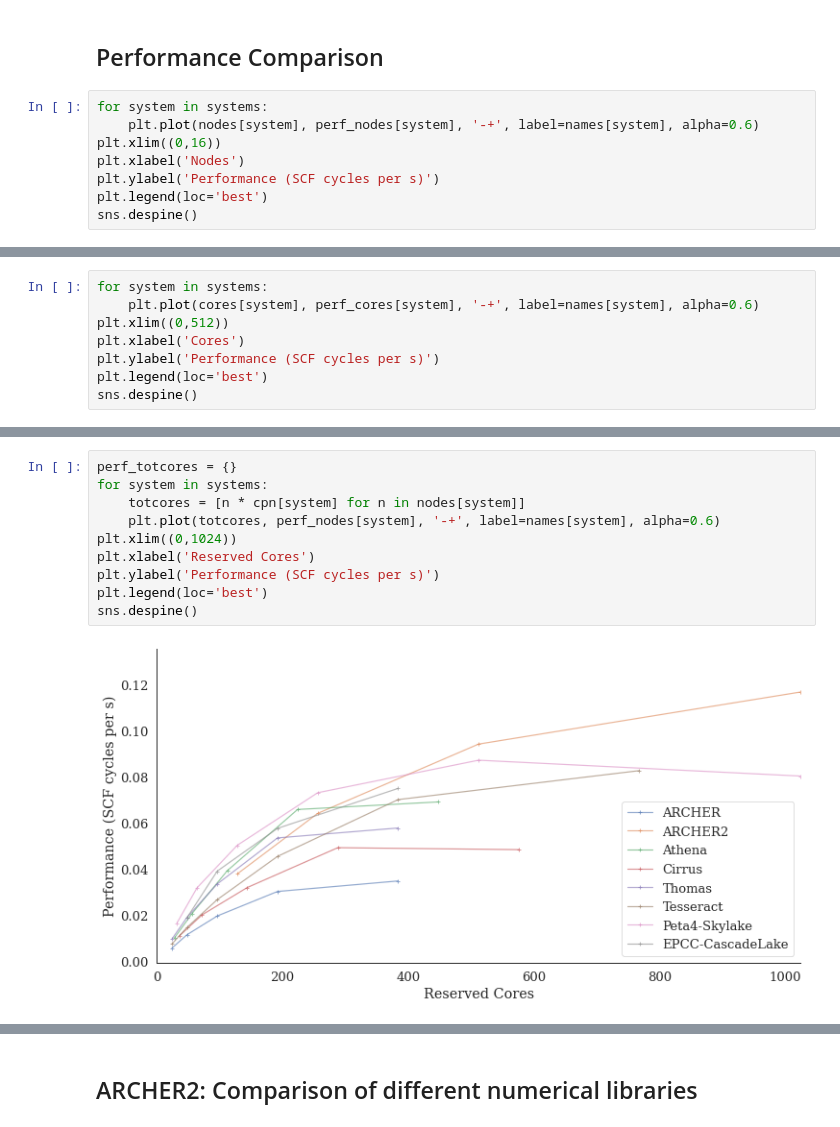
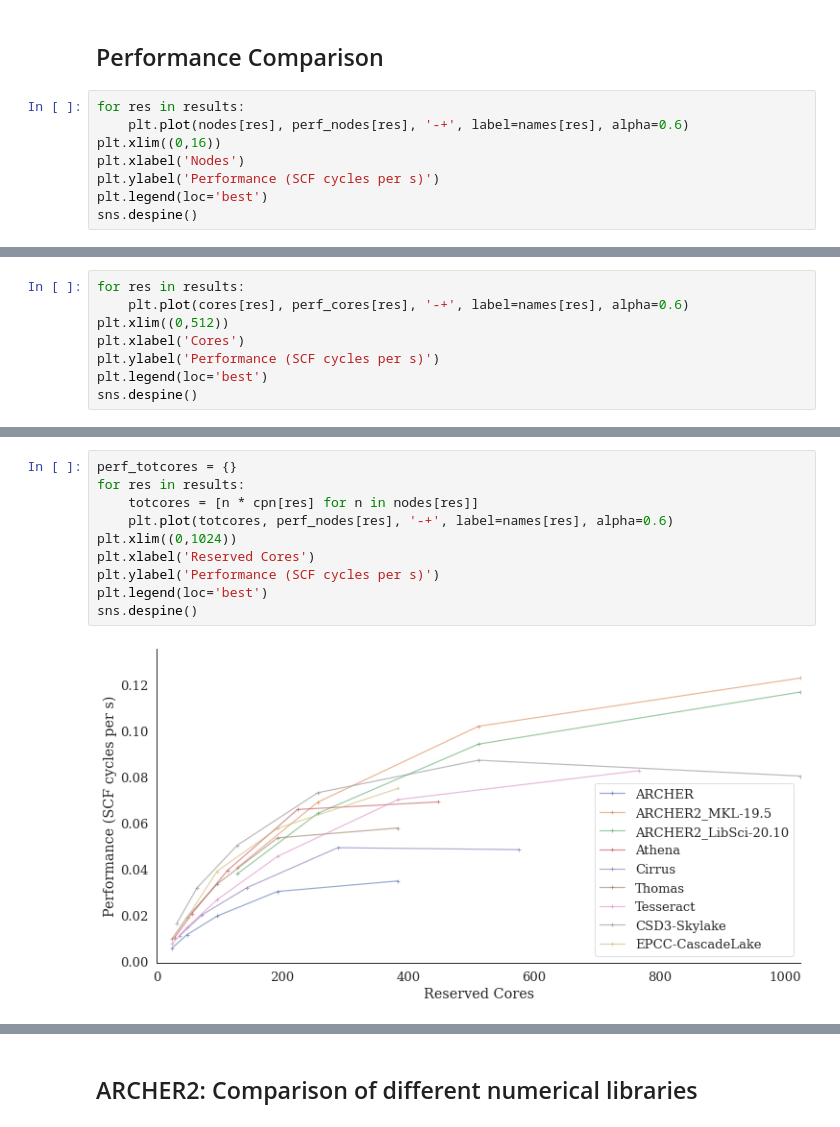
Before and after one commit to hpc-uk/archer-benchmarks, a Jupyter notebook: apps/CASTEP/analysis/CASTEP_al3x3_perf_analysis.ipynb, the cells around one changed output, grey strips where cells are left out. Saved outputs shown, nothing was run; the diff lists cells and outputs as text.

```diff
--- a/apps/CASTEP/analysis/CASTEP_al3x3_perf_analysis.ipynb
+++ b/apps/CASTEP/analysis/CASTEP_al3x3_perf_analysis.ipynb
@@ -74,8 +92,8 @@ Nodes Processes Threads
 # %% [markdown]
 ## Performance Comparison
 # %%
-for system in systems:
-    plt.plot(nodes[system], perf_nodes[system], '-+', label=names[system], alpha=0.6)
+for res in results:
+    plt.plot(nodes[res], perf_nodes[res], '-+', label=names[res], alpha=0.6)
 plt.xlim((0,16))
 plt.xlabel('Nodes')
 plt.ylabel('Performance (SCF cycles per s)')
@@ -86,6 +104,6 @@ sns.despine()
 # %%
-for system in systems:
-    plt.plot(cores[system], perf_cores[system], '-+', label=names[system], alpha=0.6)
+for res in results:
+    plt.plot(cores[res], perf_cores[res], '-+', label=names[res], alpha=0.6)
 plt.xlim((0,512))
 plt.xlabel('Cores')
 plt.ylabel('Performance (SCF cycles per s)')
@@ -96,15 +114,15 @@ sns.despine()
 # %%
 perf_totcores = {}
-for system in systems:
-    totcores = [n * cpn[system] for n in nodes[system]]
-    plt.plot(totcores, perf_nodes[system], '-+', label=names[system], alpha=0.6)
+for res in results:
+    totcores = [n * cpn[res] for n in nodes[res]]
+    plt.plot(totcores, perf_nodes[res], '-+', label=names[res], alpha=0.6)
 plt.xlim((0,1024))
 plt.xlabel('Reserved Cores')
 plt.ylabel('Performance (SCF cycles per s)')
 plt.legend(loc='best')
 sns.despine()
 # %% [output]
-[figure, old version]
+[figure, new version]
 # %% [markdown]
 ## ARCHER2: Performance of binding options and shared memory segments
 
```
Also changed, not shown: parts of 12 cells of this notebook, 3 other files.
